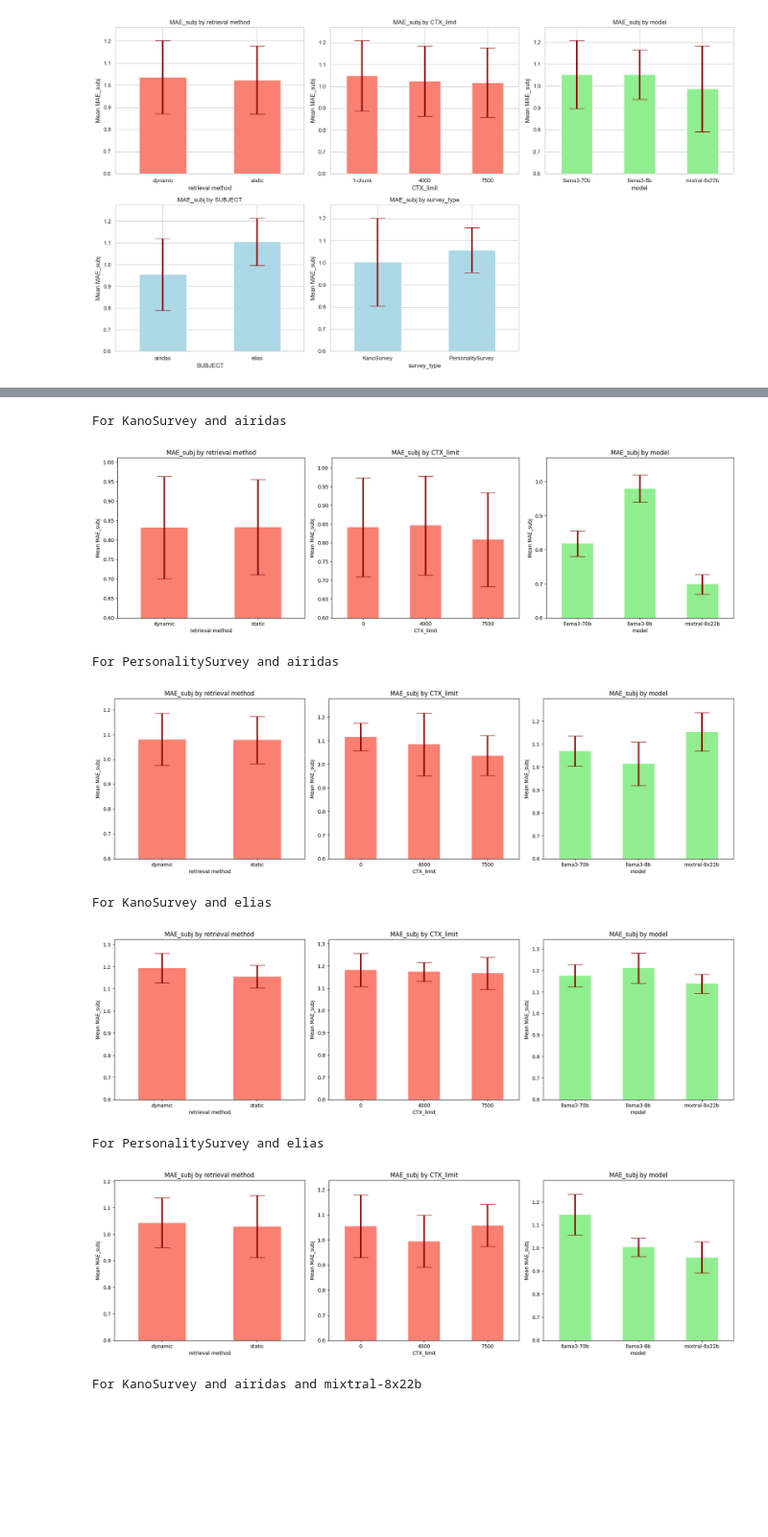
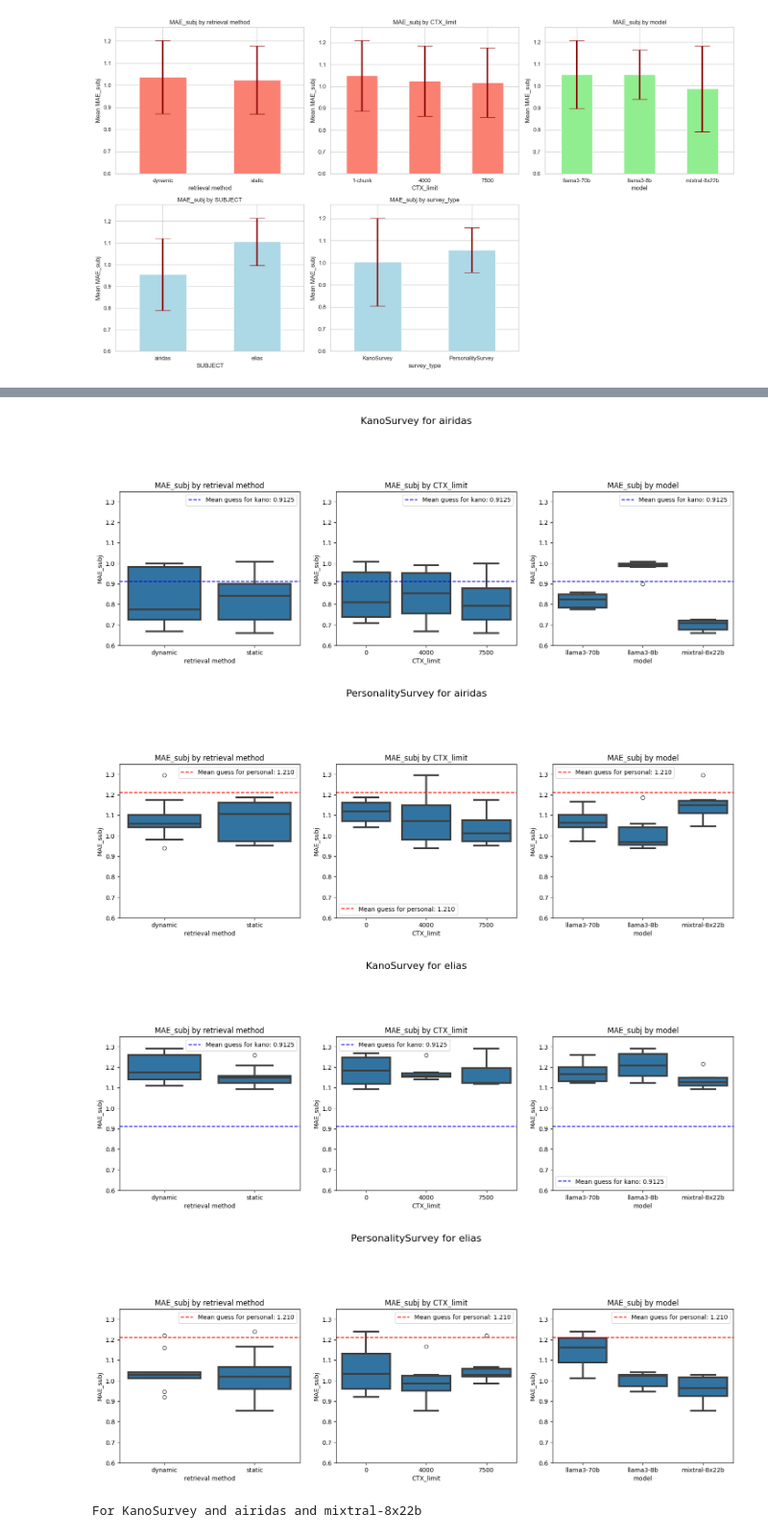
Before and after one commit to Brikas/Thesis, a Jupyter notebook: airi_analysis.ipynb, the cells around one changed output, grey strips where cells are left out. Shown at 96% size. Saved outputs shown, nothing was run; the diff lists cells and outputs as text; code cells hidden in the pictures; blank space fills up the shorter version.

```diff
--- a/airi_analysis.ipynb
+++ b/airi_analysis.ipynb
@@ -294,15 +281,21 @@ def add_airidas_and_elias_answers(df, surv) -> pd.DataFrame:
 
     return df
 
-def remap_answers_to_integers(df, surv):
+def remap_answers_to_integers(df, surv, remap_answer = True):
     if isinstance(surv, survey.KanoSurvey):
         remap_dict = {"I EXPECT IT": 5, "I LIKE IT": 4, "I AM NEUTRAL": 3, "I CAN TOLERATE IT": 2, "I DISLIKE IT": 1}
-        df['answer'] = df['answer'].map(remap_dict)
+        if remap_answer:
+            df['answer'] = df['answer'].str.upper()
+            df['answer'] = df['answer'].map(remap_dict)
+        df['airidas'] = df['airidas'].str.upper()
+        df['elias'] = df['elias'].str.upper()
+
         df['airidas'] = df['airidas'].map(remap_dict)
         df['elias'] = df['elias'].map(remap_dict)
     elif isinstance(surv, survey.PersonalitySurvey):
         remap_dict = {"AGREE": 5, "SOMEWHAT AGREE": 4, "NEUTRAL": 3, "SOMEWHAT DISAGREE": 2, "DISAGREE": 1}
-        df['answer'] = df['answer'].map(remap_dict)
+        if remap_answer:
+            df['answer'] = df['answer'].map(remap_dict)
 
     return df
 
@@ -424,6 +540,10 @@ dfg = dfg.reset_index()
 base_dfg = dfg[dfg['is_base'] == True]
 global_base_scores = {
     "master": base_dfg[['MAE_airi', 'MAE_eli']].mean().mean(),
+    "mean_guess": {
+        "kano": 0.9125,
+        "pers": 1.210
+    },
     "by_subject": {
         "airidas": base_dfg[['MAE_airi']].mean().mean(),
         "elias": base_dfg[['MAE_eli']].mean().mean(),
@@ -686,48 +913,40 @@ for srv in ['KanoSurvey', "PersonalitySurvey"]:
 # %%
 import pandas as pd
 import matplotlib.pyplot as plt
 
 # Assuming your dataframe is named `df`
 for subj in ['airidas', 'elias']:
     for srv in ['KanoSurvey', "PersonalitySurvey"]:
+        plt.figure(figsize=(18, 10))
         filtered_df = dfg[(dfg['is_base'] == False) & (dfg['survey_type'] == srv) & (dfg['SUBJECT'] == subj)]
         parameters = ['retrieval method', 'CTX_limit', 'model']
-        plt.figure(figsize=(18, 10))
-
-        print(f'For {srv} and {subj}')
-        for i, param in enumerate(parameters, 1):
-            plt.subplot(2, 3, i)
-
-            if param == 'SUBJECT':
-                colors = ['lightblue', 'lightblue', 'lightblue']  # Adjust colors as needed
-            elif param == 'survey_type':
-                colors = ['lightblue', 'lightblue']
-            elif param == 'model':
-                colors = ['lightgreen', 'lightgreen', 'lightgreen']
-            else:
-                colors = 'salmon'  # General color for other parameters
 
 
-            # Group by the parameter and calculate mean MAE_subj
-            stds = filtered_df.groupby(param)['MAE_subj'].std()
-            means = filtered_df.groupby(param)['MAE_subj'].mean()
-            means.plot(kind='bar', color=colors, yerr=stds, error_kw={'capsize': 15, 'ecolor': 'darkred', 'elinewidth': 3, 'alpha': 1})
+        for i, param in enumerate(parameters, 1):
+            ax = plt.subplot(2, 3, i)
+
+            # Using seaborn to plot the boxplot
+            sns.boxplot(x=param, y='MAE_subj', data=filtered_df, ax=ax, linewidth=3)
+
             plt.title(f'MAE_subj by {param}')
-            plt.ylabel('Mean MAE_subj')
-            plt.xticks(rotation=0)
-            plt.ylim(bottom=0.6)  # Set the minimum y-axis limit
+            plt.ylabel('MAE_subj')
+            plt.xticks(rotation=0)  # Adjust rotation if labels are overlapping
+            plt.ylim(bottom=0.6, top=1.35)  # Adjust the y-limit as needed
 
-        plt.tight_layout()
+            # Adding horizontal lines for guidelines
+            if srv == 'KanoSurvey':
+                plt.axhline(y=0.9125, color='blue', linestyle='--', label='Mean guess for kano: 0.9125')
+            else:
+                plt.axhline(y=1.210, color='red', linestyle='--', label='Mean guess for personal: 1.210')
+            plt.legend()
+        # plt.suptitle('')  # Optionally clear the overall suptitle if unwanted
+        plt.suptitle(f'{srv} for {subj}', fontsize=16, y=1.05)  # Adjust 'y' for spacing
         plt.show()
 # %% [output]
-For KanoSurvey and airidas
-[figure, old version]
+[figure, new version]
-For PersonalitySurvey and airidas
-[figure, old version]
+[figure, new version]
-For KanoSurvey and elias
-[figure, old version]
+[figure, new version]
-For PersonalitySurvey and elias
-[figure, old version]
+[figure, new version]
 # %%
 import pandas as pd
 import matplotlib.pyplot as plt
```
Also changed, not shown: parts of 17 cells of this notebook.
